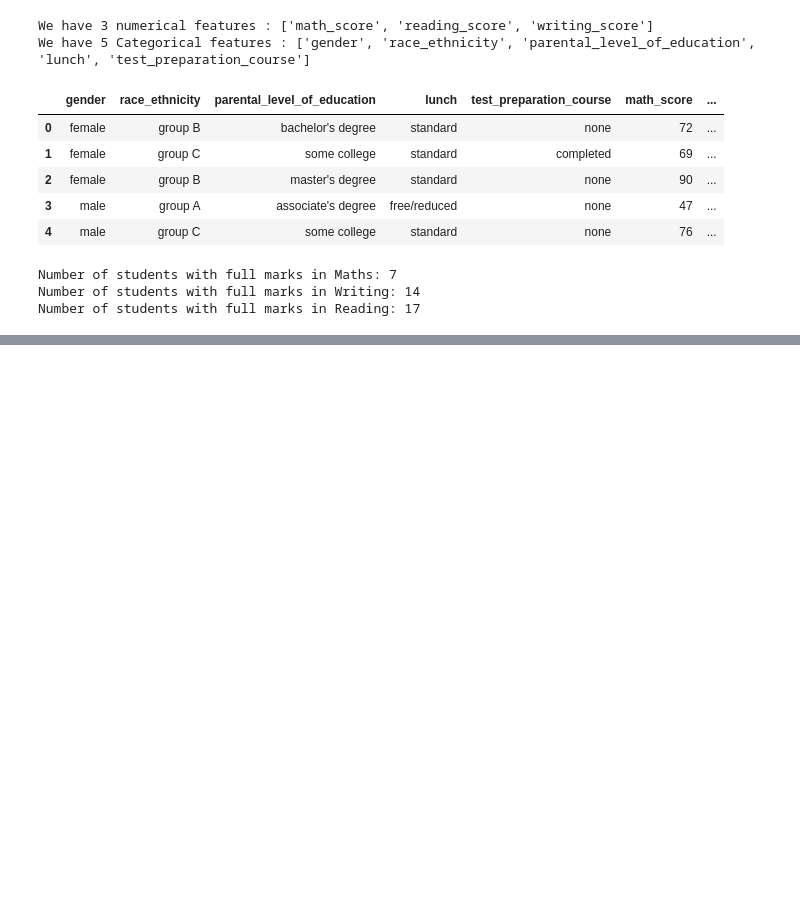
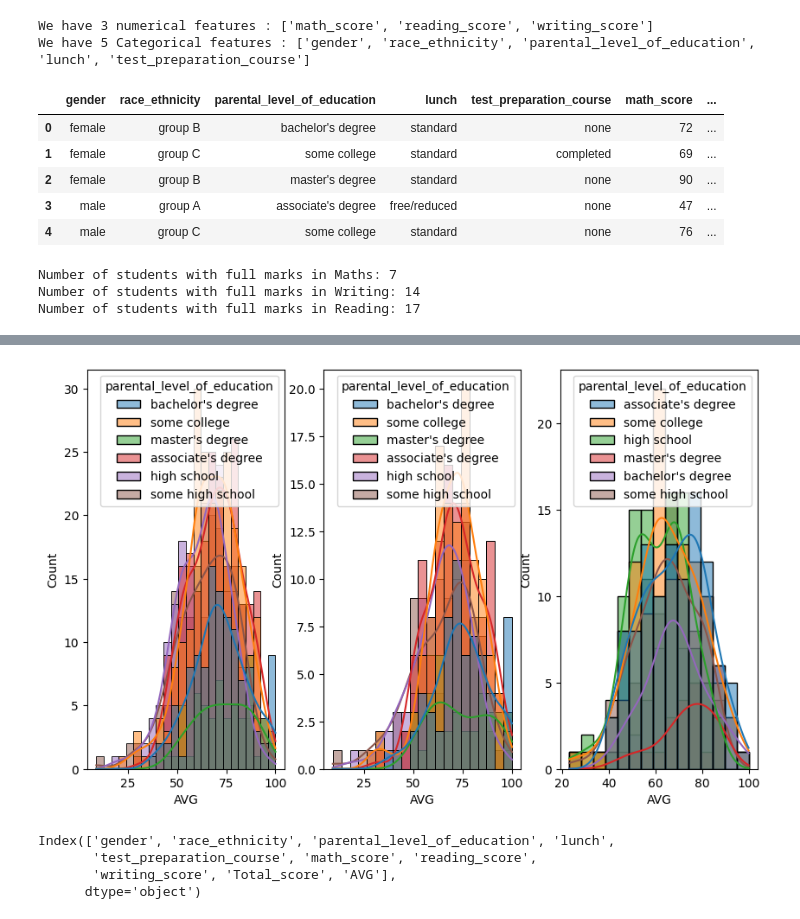
Before and after one commit to Parth-0804/Ml_Project, a Jupyter notebook: notebook/01_EDA_Student_project.ipynb, the cells around one changed output, grey strips where cells are left out. Saved outputs shown, nothing was run; the diff lists cells and outputs as text; code cells hidden in the pictures; blank space fills up the shorter version.

```diff
--- a/notebook/01_EDA_Student_project.ipynb
+++ b/notebook/01_EDA_Student_project.ipynb
@@ -196,0 +236,18 @@ print(f'Number of students with full marks in Reading: {reading_full}')
+# %%
+plt.subplots(1,3,figsize=(10,6))
+plt.subplot(131)
+sns.histplot(data=df,x="AVG",kde=True,hue="parental_level_of_education")
+plt.subplot(132)
+sns.histplot(data=df[df.gender=="female"],x="AVG",kde=True,hue="parental_level_of_education")
+plt.subplot(133)
+sns.histplot(data=df[df.gender=="male"],x="AVG",kde=True,hue="parental_level_of_education")
+plt.show()
+# %% [output]
+[figure, added]
+# %%
+df.columns
+# %% [output]
+Index(['gender', 'race_ethnicity', 'parental_level_of_education', 'lunch',
+       'test_preparation_course', 'math_score', 'reading_score',
+       'writing_score', 'Total_score', 'AVG'],
+      dtype='object')
```
Also changed, not shown: parts of 9 cells of this notebook.
